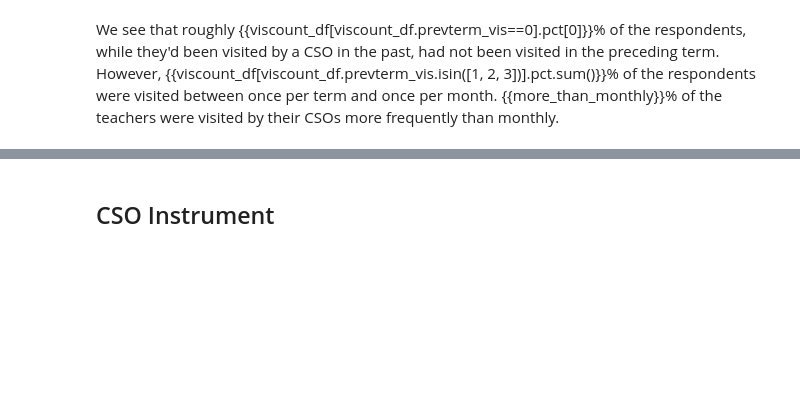
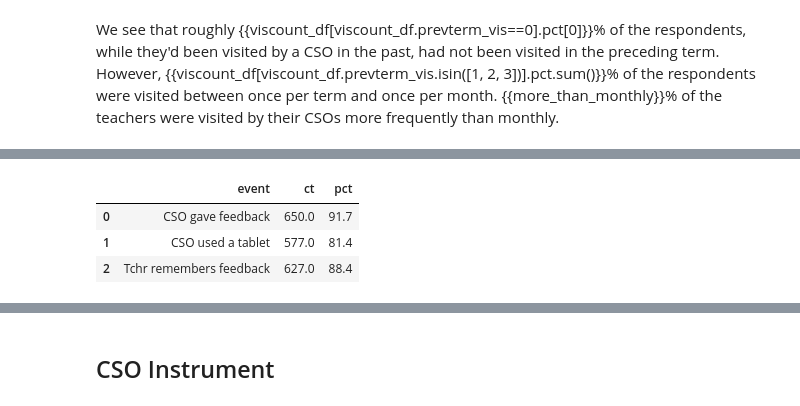
Before and after one commit to TSSlade/tusome-d4dm, a Jupyter notebook: tusome-d4dm exploration.ipynb, the cells around one changed output, grey strips where cells are left out. Drawn from its saved outputs; the diff is of its cells as text; code cells hidden in the pictures; blank space fills up the shorter version.

```diff
--- a/tusome-d4dm exploration.ipynb
+++ b/tusome-d4dm exploration.ipynb
@@ -105,0 +153,13 @@ Name: vis_act_other_det, dtype: object
+# %%
+feedback = {"CSO gave feedback": tchrs.cso_gave_fdbk_yn.sum(),
+            "CSO used a tablet": tchrs.cso_usetab_fdbk_yn.sum(),
+            "Tchr remembers feedback": tchrs.cso_fdbk_remember.sum()}
+fdbk_df = pd.DataFrame.from_dict(feedback, orient="index", columns=["ct"])
+fdbk_df["pct"] = 100 * np.round(fdbk_df["ct"] / tchrs.shape[0], decimals=3)
+fdbk_df = fdbk_df.rename_axis("event").reset_index()
+fdbk_df
+# %% [output]
+|  | event | ct | pct |
+| 0 | CSO gave feedback | 650.0 | 91.7 |
+| 1 | CSO used a tablet | 577.0 | 81.4 |
+| 2 | Tchr remembers feedback | 627.0 | 88.4 |
```
Also changed, not shown: parts of 15 cells of this notebook, 1 other file.
